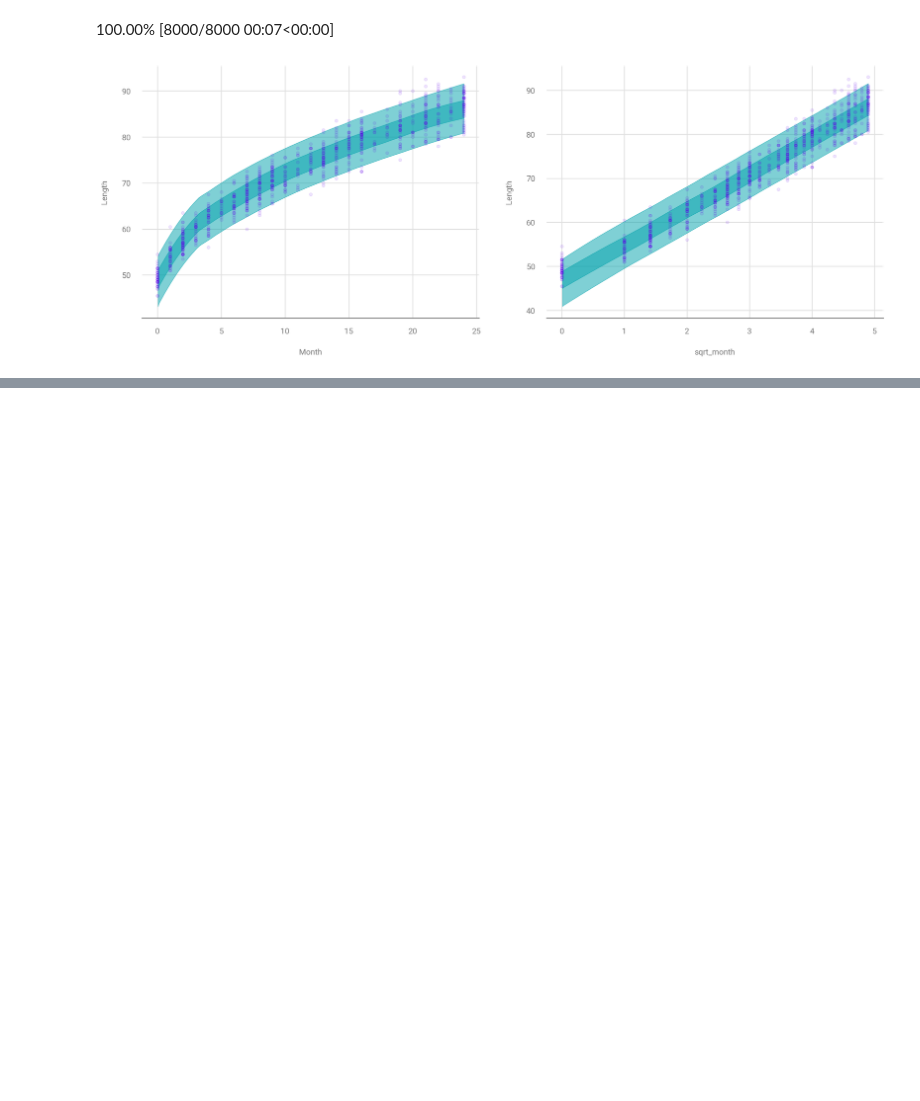
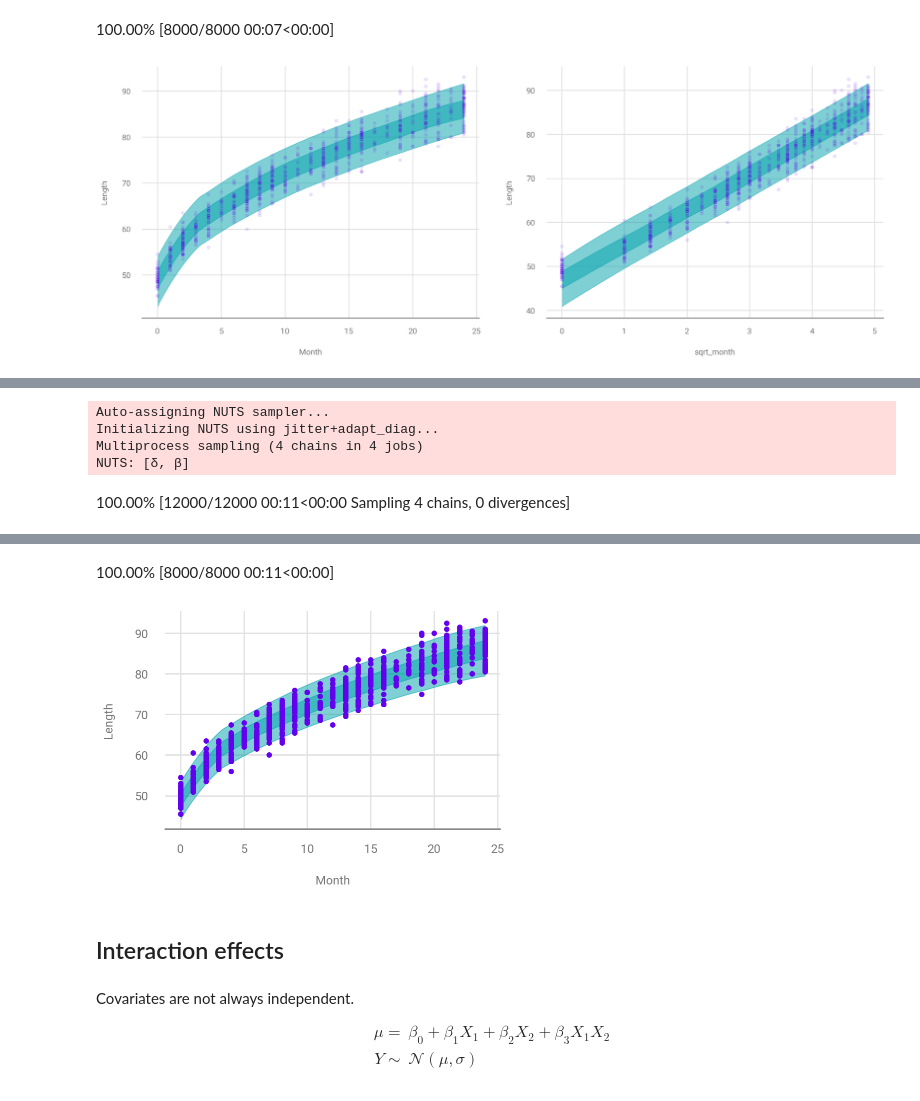
Before and after one commit to paw-lu/bayesian-modeling-computation-python, a Jupyter notebook: notebooks/4_extending_linear_models.ipynb, the cells around one changed output, grey strips where cells are left out. Saved outputs shown, nothing was run; the diff lists cells and outputs as text; code cells hidden in the pictures; blank space fills up the shorter version.

Commit message:
:memo: Varying uncertainty and interaction effects

```diff
--- a/notebooks/4_extending_linear_models.ipynb
+++ b/notebooks/4_extending_linear_models.ipynb
@@ -108,0 +123,33 @@ The acceptance probability does not match the target. It is 0.8942696754162789,
+# %%
+with pm.Model() as model_baby_vv:
+    β = pm.Normal("β", sigma=10, shape=2)
+
+    δ = pm.HalfNormal("δ", sigma=10, shape=2)
+    μ = pm.Deterministic("μ", β[0] + β[1] * np.sqrt(babies["Month"]))
+    σ = pm.Deterministic("σ", δ[0] + δ[1] * babies["Month"])
+
+    length = pm.Normal("length", mu=μ, sigma=σ, observed=babies["Length"])
+
+    trace_baby_vv = pm.sample(2000, target_accept=0.95)
+    ppc_baby_vv = pm.sample_posterior_predictive(
+        trace_baby_vv, var_names=["length", "σ"]
+    )
+    inf_data_baby_vv = az.from_pymc3(
+        trace=trace_baby_vv, posterior_predictive=ppc_baby_vv
+    )
+
+_, ax = plt.subplots()
+for hdi_prob in [0.50, 0.94]:
+    az.plot_hdi(
+        babies["Month"],
+        inf_data_baby_vv.posterior_predictive["length"],
+        hdi_prob=hdi_prob,
+        ax=ax,
+    )
+babies.plot.scatter(x="Month", y="Length", ax=ax);
+# %% [output]
+Auto-assigning NUTS sampler...
+Initializing NUTS using jitter+adapt_diag...
+Multiprocess sampling (4 chains in 4 jobs)
+NUTS: [δ, β]
+100.00% [12000/12000 00:11<00:00 Sampling 4 chains, 0 divergences]
@@ -108,0 +157,13 @@ The acceptance probability does not match the target. It is 0.8942696754162789,
+100.00% [8000/8000 00:11<00:00]
+[figure, added]
+# %% [markdown]
+## Interaction effects
+# %% [markdown]
+Covariates are not always independent.
+
+$$
+\begin{split}
+    \mu =& \beta_0 + \beta_1 X_1 + \beta_2 X_2 + \beta_3 X_1X_2\\
+    Y \sim& \mathcal{N}(\mu, \sigma)
+\end{split}
+$$
```
Also changed, not shown: parts of 5 cells of this notebook, 2 other files.
